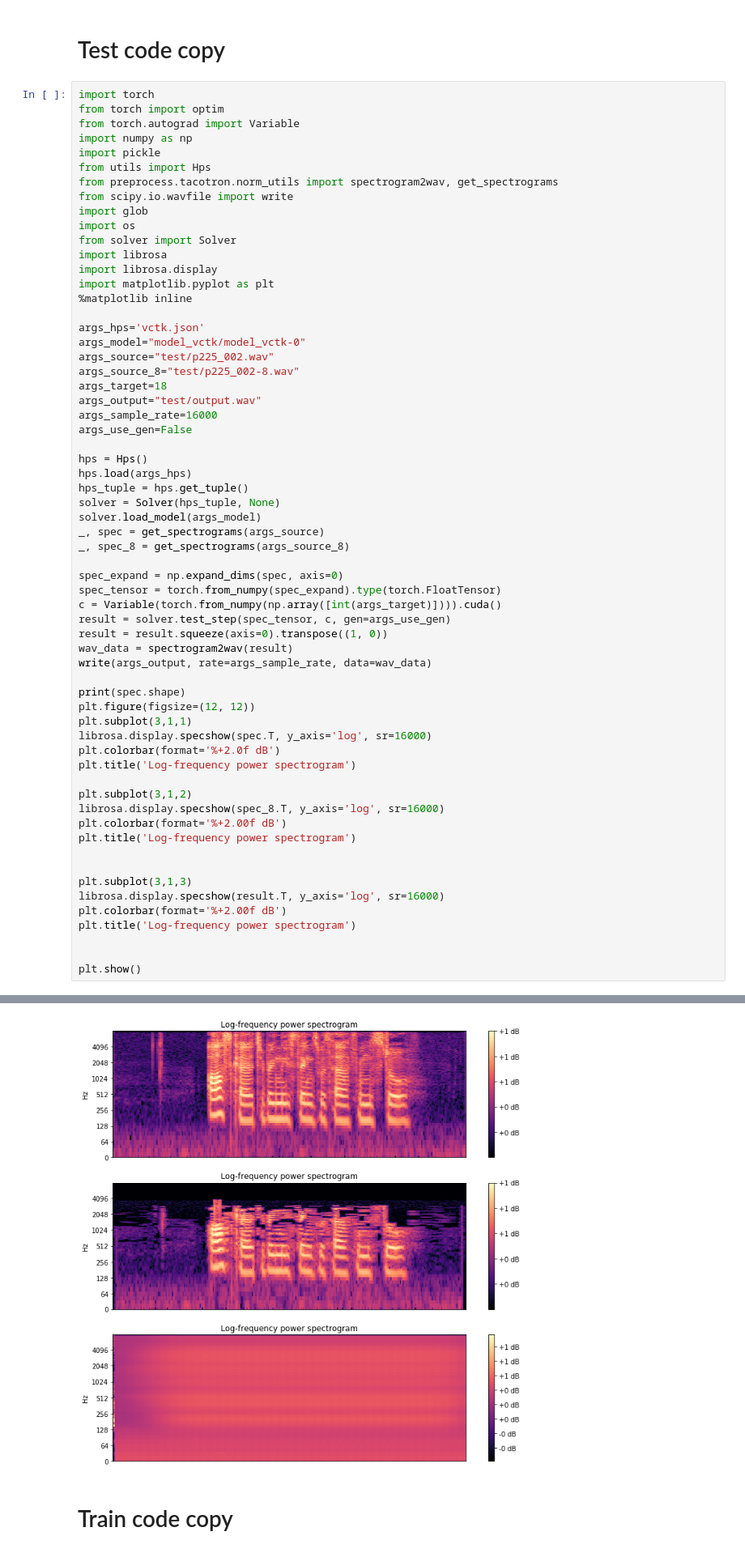
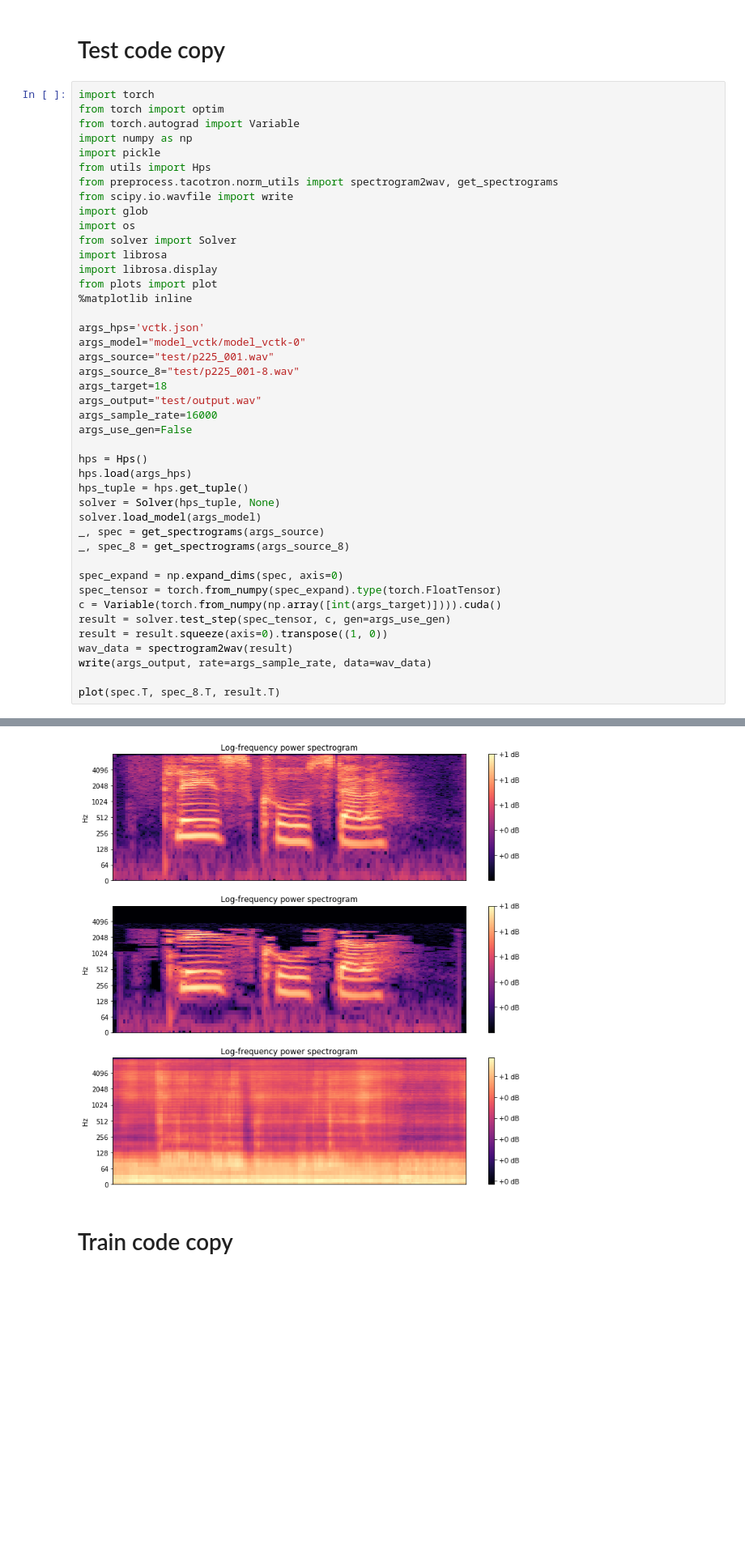
Before and after one commit to mcPear/voice_style_transfer_decompression, a Jupyter notebook: voice_conversion/runner.ipynb, the cells around one changed output, grey strips where cells are left out. Shown at 81% size. Drawn from its saved outputs; the diff is of its cells as text; blank space fills up the shorter version.

```diff
--- a/voice_conversion/runner.ipynb
+++ b/voice_conversion/runner.ipynb
@@ -37,13 +37,13 @@ import os
 from solver import Solver
 import librosa
 import librosa.display
-import matplotlib.pyplot as plt
+from plots import plot
 %matplotlib inline
 
 args_hps='vctk.json'
 args_model="model_vctk/model_vctk-0"
-args_source="test/p225_002.wav"
-args_source_8="test/p225_002-8.wav"
+args_source="test/p225_001.wav"
+args_source_8="test/p225_001-8.wav"
 args_target=18
 args_output="test/output.wav"
 args_sample_rate=16000
@@ -65,25 +65,6 @@ result = result.squeeze(axis=0).transpose((1, 0))
 wav_data = spectrogram2wav(result)
 write(args_output, rate=args_sample_rate, data=wav_data)
 
-print(spec.shape)
-plt.figure(figsize=(12, 12))
-plt.subplot(3,1,1)
-librosa.display.specshow(spec.T, y_axis='log', sr=16000)
-plt.colorbar(format='%+2.0f dB')
-plt.title('Log-frequency power spectrogram')
-
-plt.subplot(3,1,2)
-librosa.display.specshow(spec_8.T, y_axis='log', sr=16000)
-plt.colorbar(format='%+2.00f dB')
-plt.title('Log-frequency power spectrogram')
-
-
-plt.subplot(3,1,3)
-librosa.display.specshow(result.T, y_axis='log', sr=16000)
-plt.colorbar(format='%+2.00f dB')
-plt.title('Log-frequency power spectrogram')
-
-
-plt.show()
+plot(spec.T, spec_8.T, result.T)
 # %% [output]
 load model from model_vctk/model_vctk-0
@@ -91,4 +72,4 @@ load model from model_vctk/model_vctk-0
-[figure, old version]
+[figure, new version]
 # %% [markdown]
 # Train code copy
 # %%
```
Also changed, not shown: parts of 2 cells of this notebook, 12 other files.
